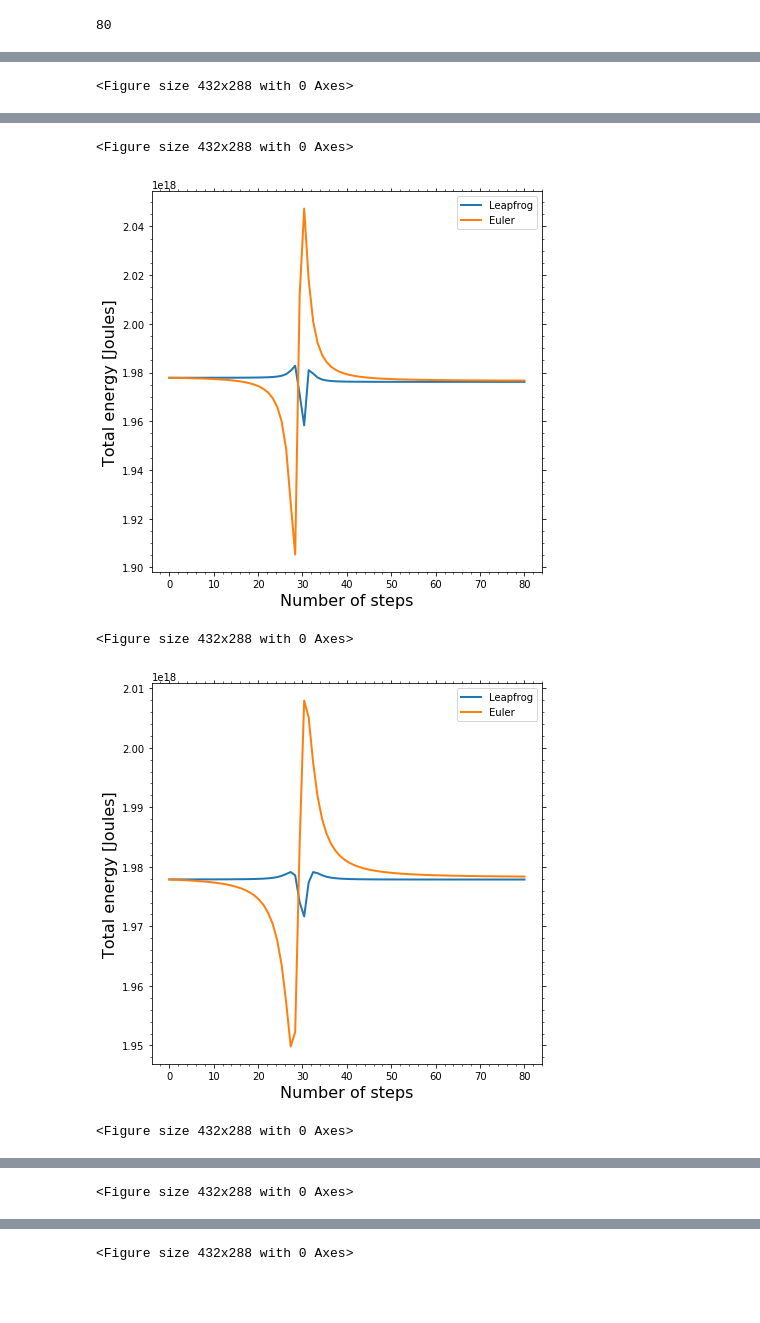
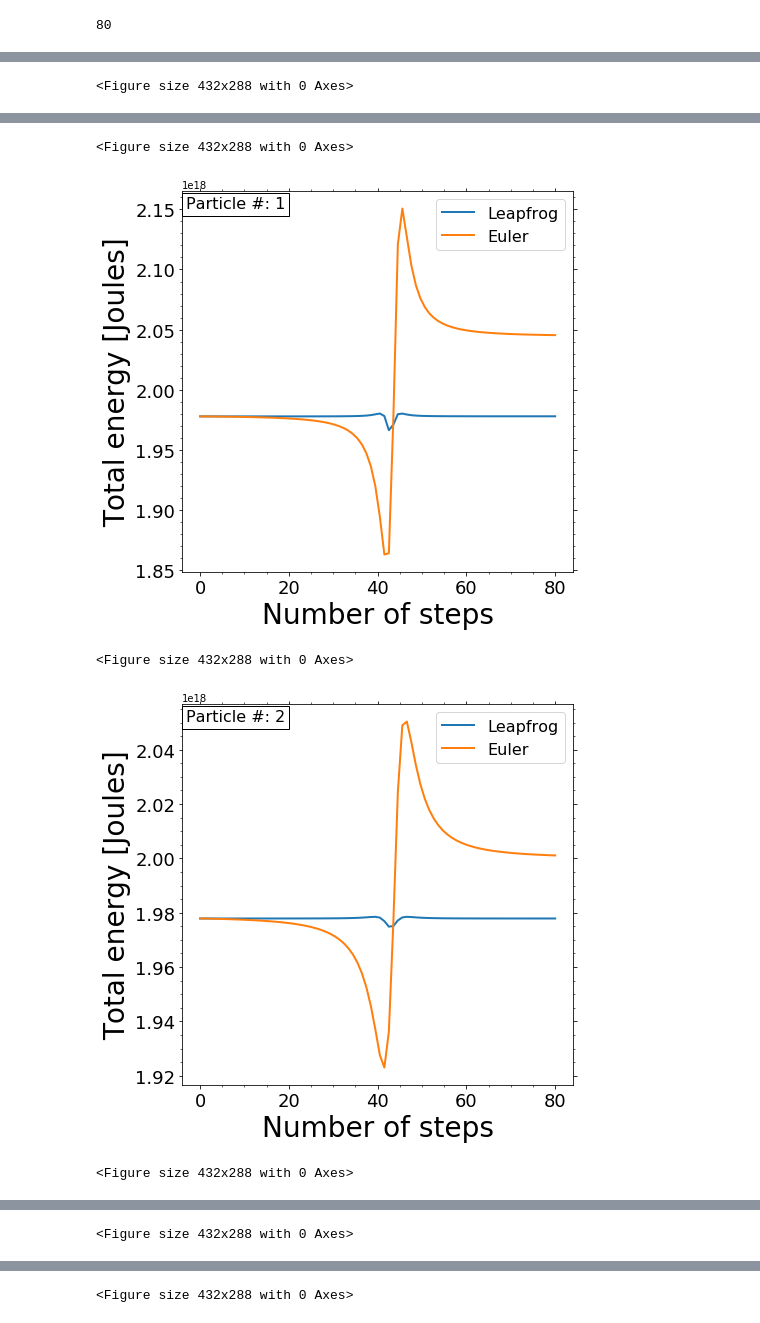
Before and after one commit to ETV337/REU_NU_2020_Project, a Jupyter notebook: Leapfrog_Integrator_DFSimv4.ipynb, the cells around one changed output, grey strips where cells are left out. Drawn from its saved outputs; the diff is of its cells as text; code cells hidden in the pictures; blank space fills up the shorter version.

```diff
--- a/Leapfrog_Integrator_DFSimv4.ipynb
+++ b/Leapfrog_Integrator_DFSimv4.ipynb
@@ -476,6 +476,9 @@ for i in range(len(dts)):
 [figure]
 # %% [markdown]
 # Plotting energy and angular momentum comparisons between Leapfrog and Euler methods
+# %%
+Xpos, Ypos, Xvel, Yvel, Xacc, Yacc=leapfrog(xi,ymax,vi,80,10,7)
+Xpos_e,Ypos_e,Xvel_e,Yvel_e,Xacc_e,Yacc_e=euler(xi,ymax,vi,80,10,7)
 # %%
 #Defining equation for the Total energy of each particle for
 #We use the specific kinetic and potential energy equations FOR LEAPFROG INTEGRATION METHOD
@@ -497,2 +500,8 @@ len(TotalE_E(Xpos_e,Ypos_e,Xvel_e,Yvel_e)[0])
 # %% [output]
 80
+# %%
+EuEnMaxVal=[]
+for i in range(10):
+    maxval=np.max(TotalE_E(Xpos_e,Ypos_e,Xvel_e,Yvel_e)[i])
+    EuEnMaxVal.append(maxval)
+EuEnMaxVal
@@ -498,0 +519,11 @@ len(TotalE_E(Xpos_e,Ypos_e,Xvel_e,Yvel_e)[0])
+# %%
+fig, ax = plt.subplots(figsize=[7,7])
+y_axis=np.linspace(0,80,80)
+#ax.plot(y_axis,(Xpos[0]**2+Ypos[0]**2),color='red')
+ax.plot(y_axis,TotalE_L(Xpos,Ypos,Xvel,Yvel)[0], lw=2, label='Leapfrog')
+ax.set_xlabel('Number of steps',fontsize=16)
+ax.set_ylabel('Total energy [Joules]', fontsize=16)
+ax.yaxis.set_minor_locator(AutoMinorLocator())
+ax.xaxis.set_minor_locator(AutoMinorLocator())
+ax.yaxis.set_ticks_position('both')
+ax.xaxis.set_ticks_position('both')
@@ -500,26 +533,31 @@ len(TotalE_E(Xpos_e,Ypos_e,Xvel_e,Yvel_e)[0])
 #Testing out how the total energy behaves for one particle
 for i in range(p):
     plt.figure()
-
+    part=[0,1,2,3,4,5,6,7,8,9,10]
     fig, ax = plt.subplots(figsize=[7,7])
     y_axis=np.linspace(0,80,80)
     #ax.plot(y_axis,(Xpos[0]**2+Ypos[0]**2),color='red')
     ax.plot(y_axis,TotalE_L(Xpos,Ypos,Xvel,Yvel)[i], lw=2, label='Leapfrog')
-    ax.set_xlabel('Number of steps',fontsize=16)
-    ax.set_ylabel('Total energy [Joules]', fontsize=16)
+    ax.set_xlabel('Number of steps',fontsize=28)
+    ax.set_ylabel('Total energy [Joules]', fontsize=28)
+    ax.tick_params(axis="x", labelsize=18)
+    ax.tick_params(axis="y", labelsize=18)
     ax.yaxis.set_minor_locator(AutoMinorLocator())
     ax.xaxis.set_minor_locator(AutoMinorLocator())
     ax.yaxis.set_ticks_position('both')
     ax.xaxis.set_ticks_position('both')
 
     ax.plot(y_axis,TotalE_E(Xpos_e,Ypos_e,Xvel_e,Yvel_e)[i], lw=2, label='Euler')
-    ax.set_xlabel('Number of steps',fontsize=16)
-    ax.set_ylabel('Total energy [Joules]', fontsize=16)
+    ax.set_xlabel('Number of steps',fontsize=28)
+    ax.set_ylabel('Total energy [Joules]', fontsize=28)
     ax.yaxis.set_minor_locator(AutoMinorLocator())
     ax.xaxis.set_minor_locator(AutoMinorLocator())
     ax.yaxis.set_ticks_position('both')
     ax.xaxis.set_ticks_position('both')
 
-    ax.legend()
+    plt.text(8,EuEnMaxVal[i], 'Particle #: {:g}'.
+             format(part[i]),horizontalalignment='center',bbox={'facecolor':'w'},fontsize=16)
+
+    ax.legend(fontsize=16)
 # %% [output]
 <Figure size 432x288 with 0 Axes>
@@ -527,5 +565,5 @@ for i in range(p):
 <Figure size 432x288 with 0 Axes>
-[figure, old version]
+[figure, new version]
 <Figure size 432x288 with 0 Axes>
-[figure, old version]
+[figure, new version]
 <Figure size 432x288 with 0 Axes>
```
Also changed, not shown: parts of 6 cells of this notebook, 8 other files.
